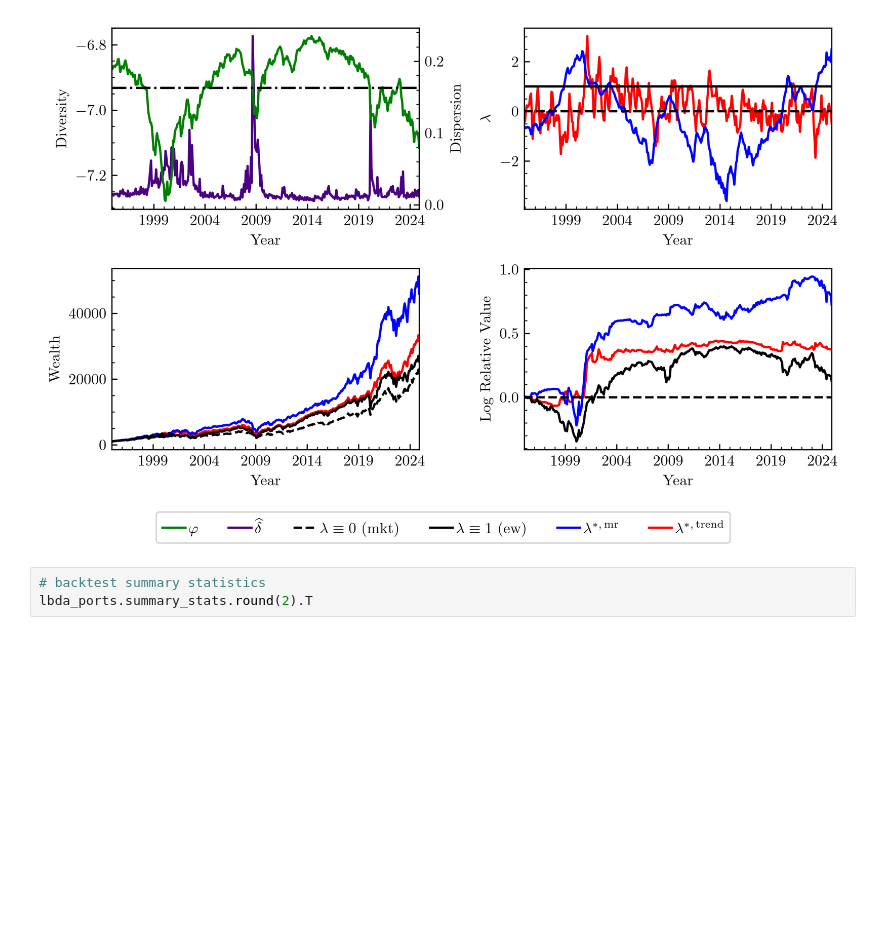
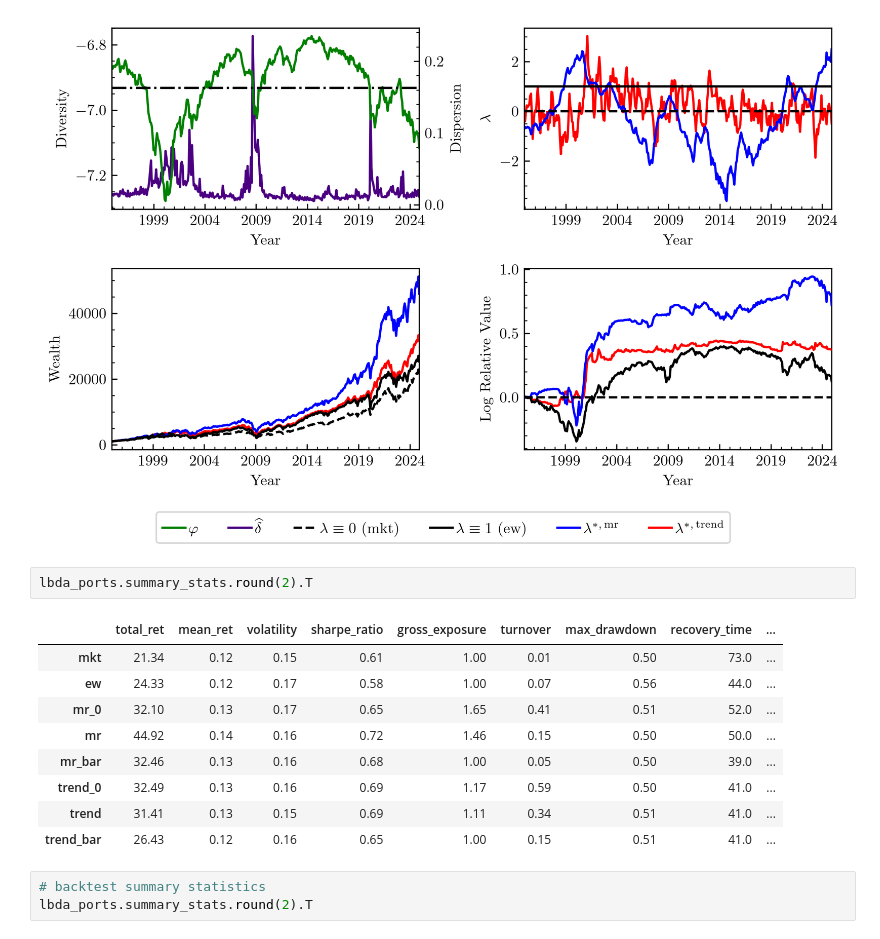
Before and after one commit to brianceco/apm-in-cem, a Jupyter notebook: notebooks/3_backtest.ipynb, the cells around one changed output. Saved outputs shown, nothing was run; the diff lists cells and outputs as text; blank space fills up the shorter version.

```diff
--- a/notebooks/3_backtest.ipynb
+++ b/notebooks/3_backtest.ipynb
@@ -189,6 +181,18 @@ pltg.plot_portfolio_performance(
 # %% [output]
 Saved figure to ./figures/portfolio_performance.pdf
 [figure]
+# %%
+lbda_ports.summary_stats.round(2).T
+# %% [output]
+|  | total_ret | mean_ret | volatility | sharpe_ratio | gross_exposure | turnover | max_drawdown | recovery_time | ... |
+| mkt | 21.34 | 0.12 | 0.15 | 0.61 | 1.00 | 0.01 | 0.50 | 73.0 | ... |
+| ew | 24.33 | 0.12 | 0.17 | 0.58 | 1.00 | 0.07 | 0.56 | 44.0 | ... |
+| mr_0 | 32.10 | 0.13 | 0.17 | 0.65 | 1.65 | 0.41 | 0.51 | 52.0 | ... |
+| mr | 44.92 | 0.14 | 0.16 | 0.72 | 1.46 | 0.15 | 0.50 | 50.0 | ... |
+| mr_bar | 32.46 | 0.13 | 0.16 | 0.68 | 1.00 | 0.05 | 0.50 | 39.0 | ... |
+| trend_0 | 32.49 | 0.13 | 0.16 | 0.69 | 1.17 | 0.59 | 0.50 | 41.0 | ... |
+| trend | 31.41 | 0.13 | 0.15 | 0.69 | 1.11 | 0.34 | 0.51 | 41.0 | ... |
+| trend_bar | 26.43 | 0.12 | 0.16 | 0.65 | 1.00 | 0.15 | 0.51 | 41.0 | ... |
 # %%
 # backtest summary statistics
 lbda_ports.summary_stats.round(2).T
```
Also changed, not shown: parts of 3 cells of this notebook, 2 other files.
